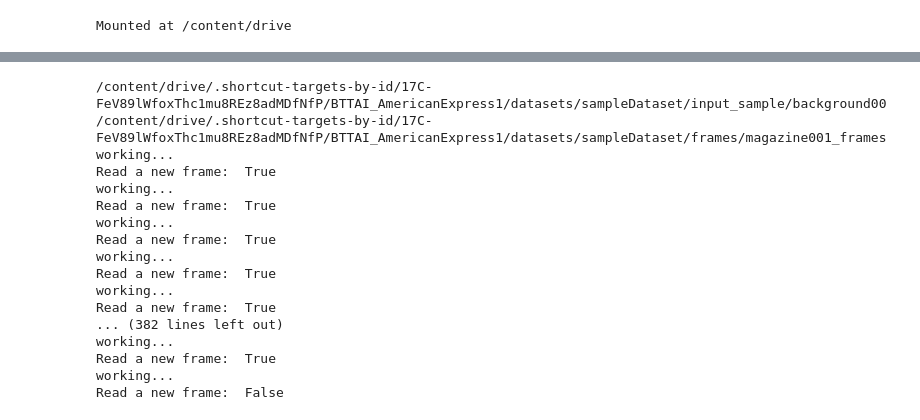
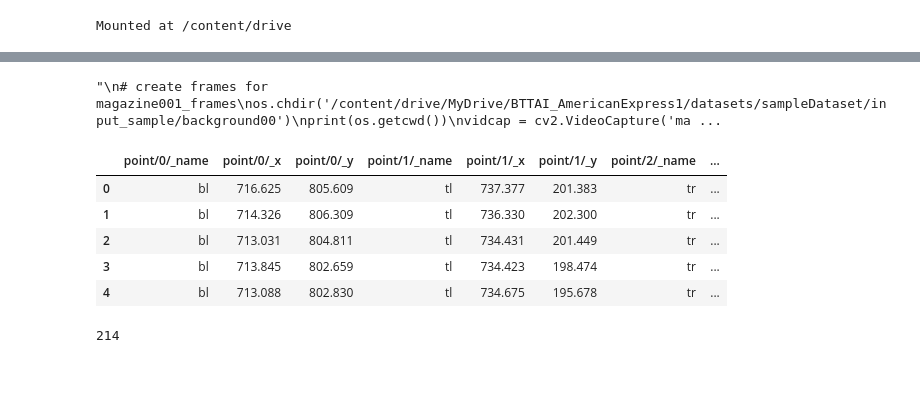
Before and after one commit to alixintong/btt-ai-know-your-customer, a Jupyter notebook: know_your_customer.ipynb, the cells around one changed output, grey strips where cells are left out. Drawn from its saved outputs; the diff is of its cells as text; code cells hidden in the pictures; blank space fills up the shorter version.

Commit message:
Initial exploration on cropping images

```diff
--- a/know_your_customer.ipynb
+++ b/know_your_customer.ipynb
@@ -110,4 +97,5 @@ Read a new frame:  False
 # %%
+"""
 # create frames for magazine001_frames
 os.chdir('/content/drive/MyDrive/BTTAI_AmericanExpress1/datasets/sampleDataset/input_sample/background00')
 print(os.getcwd())
@@ -125,23 +113,30 @@ while success:
   success,image = vidcap.read()
   print('Read a new frame: ', success)
   count += 1
+"""
 # %% [output]
-/content/drive/.shortcut-targets-by-id/17C-FeV89lWfoxThc1mu8REz8adMDfNfP/BTTAI_AmericanExpress1/datasets/sampleDataset/input_sample/background00
-/content/drive/.shortcut-targets-by-id/17C-FeV89lWfoxThc1mu8REz8adMDfNfP/BTTAI_AmericanExpress1/datasets/sampleDataset/frames/magazine001_frames
-working...
-Read a new frame:  True
-working...
-Read a new frame:  True
-working...
-Read a new frame:  True
-working...
-Read a new frame:  True
-working...
-Read a new frame:  True
-... (382 lines left out)
-working...
-Read a new frame:  True
-working...
-Read a new frame:  False
+"\n# create frames for magazine001_frames\nos.chdir('/content/drive/MyDrive/BTTAI_AmericanExpress1/datasets/sampleDataset/input_sample/background00')\nprint(os.getcwd())\nvidcap = cv2.VideoCapture('ma ...
 # %%
 # reference tutorial for classification: https://docs.fast.ai/23_tutorial.vision.html
+# %%
+# use datasheet001 as csv instead of xml
+url='https://drive.google.com/file/d/1qh5N-hOVmWtcb5mEBB7mlh4AsdxbQfOA/view?usp=sharing'
+url='https://drive.google.com/uc?id=' + url.split('/')[-2]
+df = pd.read_csv(url)
+df.head()
+# %% [output]
+|  | point/0/_name | point/0/_x | point/0/_y | point/1/_name | point/1/_x | point/1/_y | point/2/_name | ... |
+| 0 | bl | 716.625 | 805.609 | tl | 737.377 | 201.383 | tr | ... |
+| 1 | bl | 714.326 | 806.309 | tl | 736.330 | 202.300 | tr | ... |
+| 2 | bl | 713.031 | 804.811 | tl | 734.431 | 201.449 | tr | ... |
+| 3 | bl | 713.845 | 802.659 | tl | 734.423 | 198.474 | tr | ... |
+| 4 | bl | 713.088 | 802.830 | tl | 734.675 | 195.678 | tr | ... |
+# %%
+# save _rejected column for binary classification
+bin_doc = df['_rejected']
+path = '/content/drive/MyDrive/BTTAI_AmericanExpress1/datasets/sampleDataset/frames'
+
+files = get_image_files(path + "/datasheet001_frames")
+len(files)
+# %% [output]
+214
```
Also changed, not shown: parts of 25 cells of this notebook.
